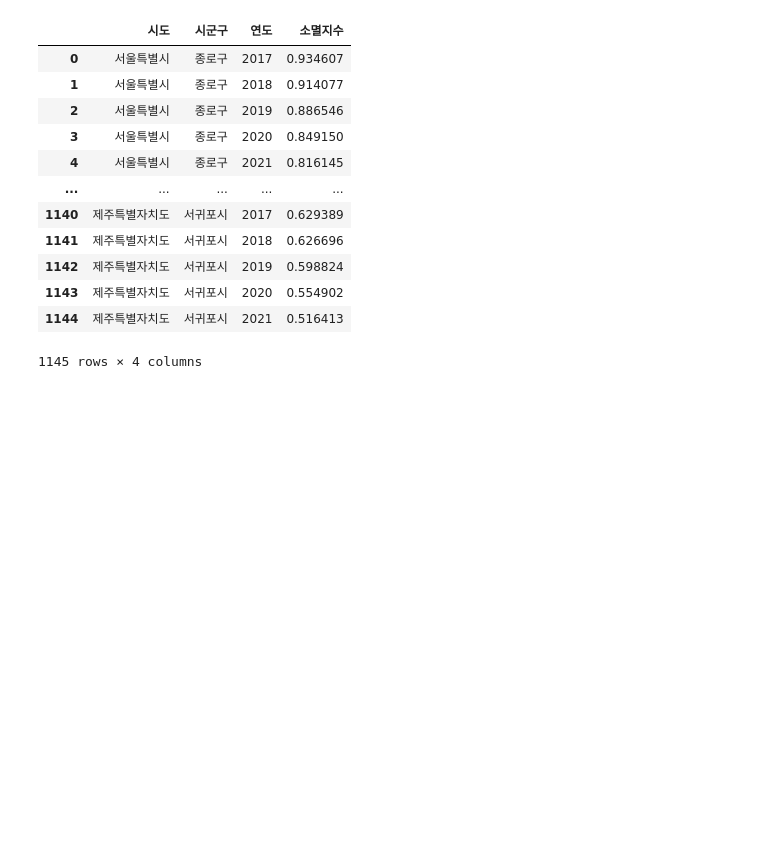
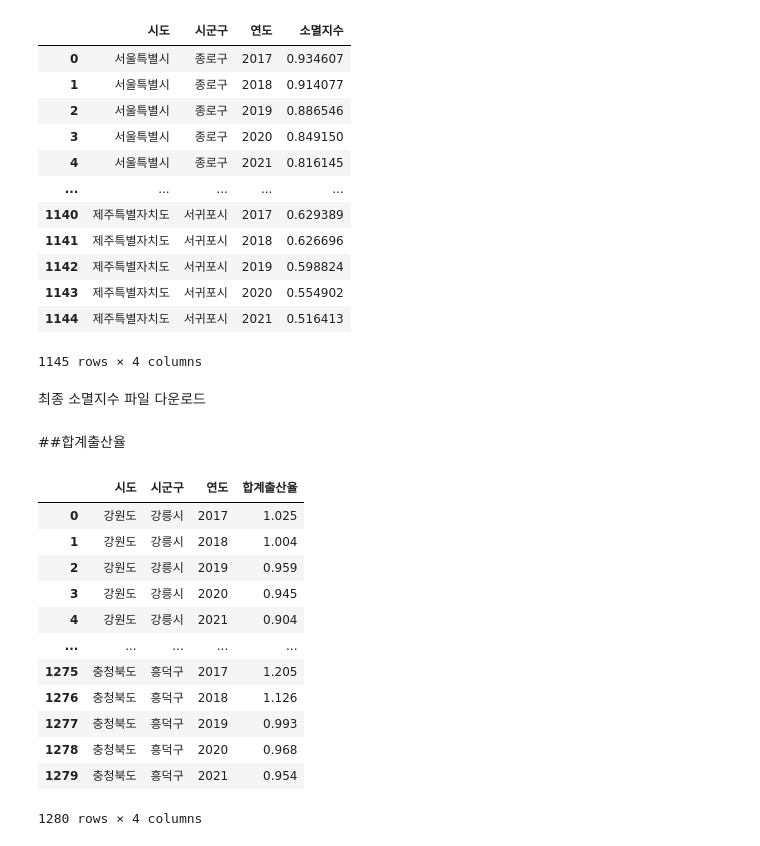
Before and after one commit to sphy1597/data_analysis-DS, a Jupyter notebook: 인구소멸해결방안(규처리꺼_ver)_ipynb의_사본.ipynb, the cells around one changed output. Cells and saved outputs as stored; diff of their text form; code cells hidden in the pictures; blank space fills up the shorter version.

```diff
--- a/인구소멸해결방안(규처리꺼_ver)_ipynb의_사본.ipynb
+++ b/인구소멸해결방안(규처리꺼_ver)_ipynb의_사본.ipynb
@@ -136,5 +150,59 @@ lastscore
 | 1143 | 제주특별자치도 | 서귀포시 | 2020 | 0.554902 |
 | 1144 | 제주특별자치도 | 서귀포시 | 2021 | 0.516413 |
 1145 rows × 4 columns
+# %% [markdown]
+최종 소멸지수 파일 다운로드
 # %%
 lastscore.to_excel('소멸지수ㄹㅇ이게마지막진짜로최종에끝자락더이상안할꺼임수정안해버전.xlsx')
+# %% [markdown]
+##합계출산율
+# %%
+import pandas as pd
+
+df = pd.read_excel('https://github.com/sphy1597/data_analysis-DS/raw/main/RawData/TFR_RawData.xlsx')
+# %%
+df17 = df.drop(['2018','2019','2020','2021'],axis=1)
+df17['연도'] = 2017
+df17 = df17.rename(columns={'2017':'합계출산율'})
+
+df18 = df.drop(['2017','2019','2020','2021'],axis=1)
+df18['연도'] = 2018
+df18 = df18.rename(columns={'2018':'합계출산율'})
+
+df19 = df.drop(['2017','2018','2020','2021'],axis=1)
+df19['연도'] = 2019
+df19 = df19.rename(columns={'2019':'합계출산율'})
+
+df20 = df.drop(['2017','2018','2019','2021'],axis=1)
+df20['연도'] = 2020
+df20 = df20.rename(columns={'2020':'합계출산율'})
+
+df21 = df.drop(['2017','2018','2019','2020'],axis=1)
+df21['연도'] = 2021
+df21 = df21.rename(columns={'2021':'합계출산율'})
+# %%
+fertility_df = pd.concat([df17, df18, df19, df20, df21])
+fertility_df = fertility_df.reindex(columns=['시도', '시군구', '연도', '합계출산율'])
+
+#fertility_df.dtypes # 타입확인
+#fertility_df = fertility_df.astype({'연도':'int32'}) #연도 타입 float64-> int 변경
+
+fertility_df = fertility_df.sort_values(by=['시도', '시군구', '연도'], axis=0)
+fertility_df = fertility_df.reset_index(drop=True)
+fertility_df
+
+#256개의 행정구역 * 5(17년~21년) = 1280개
+# %% [output]
+|  | 시도 | 시군구 | 연도 | 합계출산율 |
+| 0 | 강원도 | 강릉시 | 2017 | 1.025 |
+| 1 | 강원도 | 강릉시 | 2018 | 1.004 |
+| 2 | 강원도 | 강릉시 | 2019 | 0.959 |
+| 3 | 강원도 | 강릉시 | 2020 | 0.945 |
+| 4 | 강원도 | 강릉시 | 2021 | 0.904 |
+| ... | ... | ... | ... | ... |
+| 1275 | 충청북도 | 흥덕구 | 2017 | 1.205 |
+| 1276 | 충청북도 | 흥덕구 | 2018 | 1.126 |
+| 1277 | 충청북도 | 흥덕구 | 2019 | 0.993 |
+| 1278 | 충청북도 | 흥덕구 | 2020 | 0.968 |
+| 1279 | 충청북도 | 흥덕구 | 2021 | 0.954 |
+1280 rows × 4 columns
```
Also changed, not shown: parts of 24 cells of this notebook.
